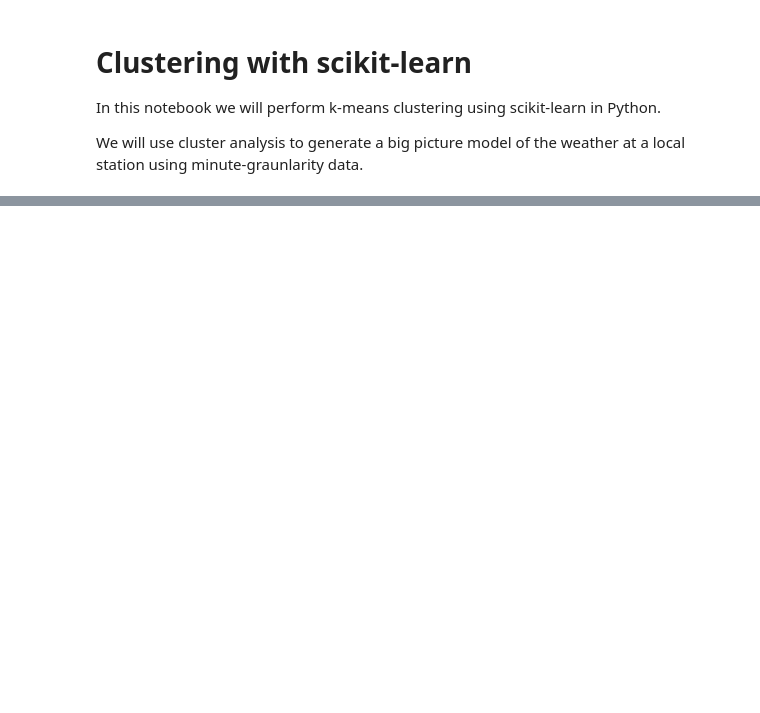
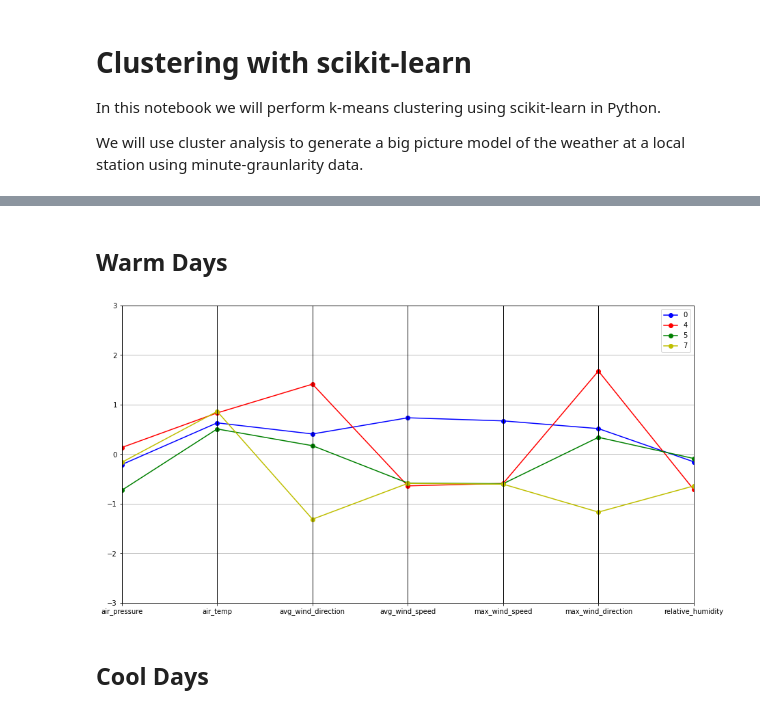
Before and after one commit to yadieloscar81/introML, a Jupyter notebook: clusteringWithKmeans.ipynb, the cells around one changed output, grey strips where cells are left out. Saved outputs shown, nothing was run; the diff lists cells and outputs as text; code cells hidden in the pictures; blank space fills up the shorter version.

```diff
--- a/clusteringWithKmeans.ipynb
+++ b/clusteringWithKmeans.ipynb
@@ -21,0 +244,8 @@ ModuleNotFoundError: No module named 'utils'
+# %% [markdown]
+## Warm Days
+# %%
+parallel_plot(P[P['air_temp']> 0.5])
+# %% [output]
+[figure, added]
+# %% [markdown]
+## Cool Days
```
Also changed, not shown: parts of 37 cells of this notebook, 1 other file.
